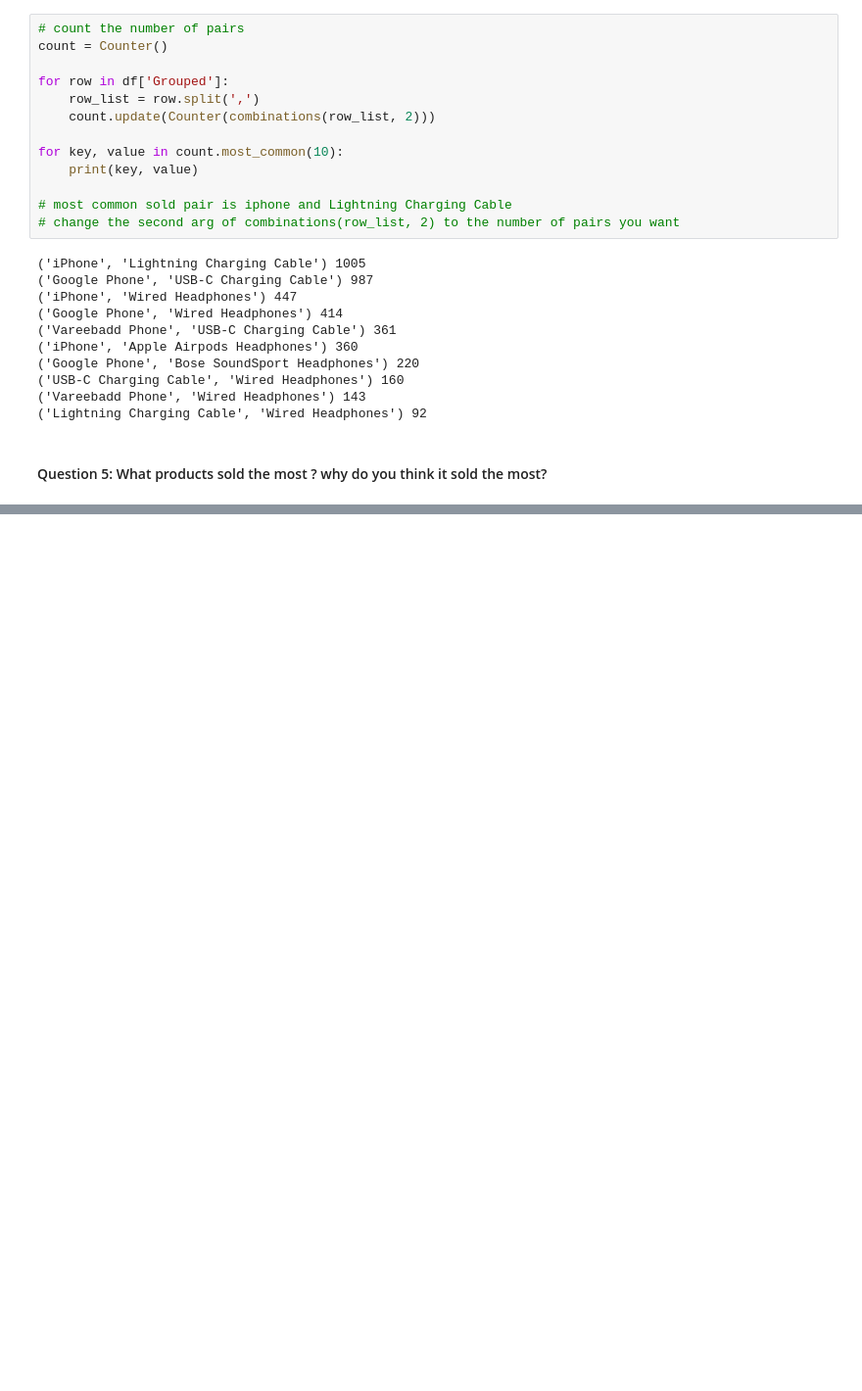
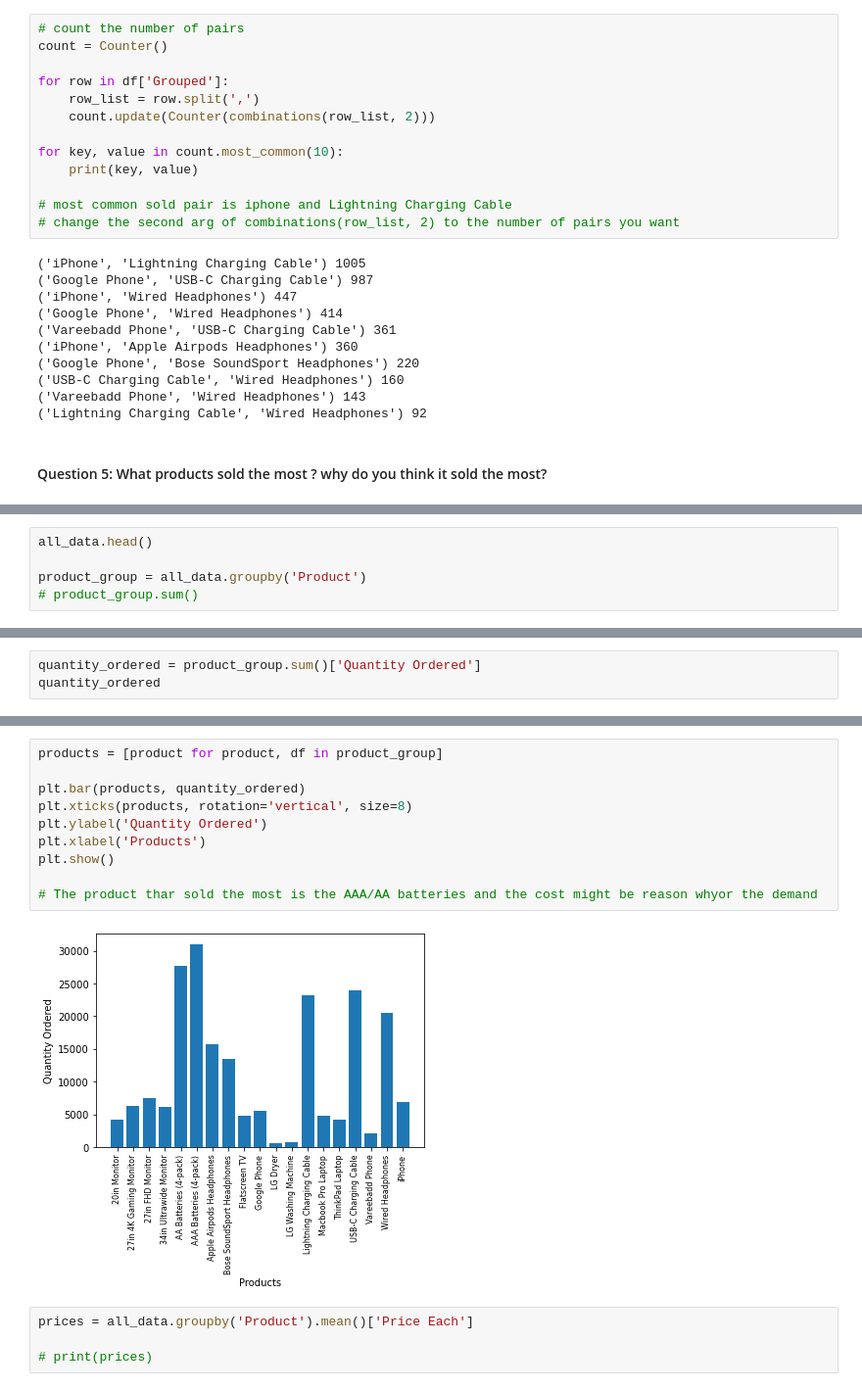
Before and after one commit to lsmucassi/python_venom_attack, a Jupyter notebook: data_science/real_world_exam/SalesAnalysis/Just_analysis.ipynb, the cells around one changed output, grey strips where cells are left out. Shown: that part at 98% size. Cells and saved outputs as stored; diff of their text form; blank space fills up the shorter version.

```diff
--- a/data_science/real_world_exam/SalesAnalysis/Just_analysis.ipynb
+++ b/data_science/real_world_exam/SalesAnalysis/Just_analysis.ipynb
@@ -289,0 +281,5 @@ all_data.head()
+# %%
+all_data.head()
+
+product_group = all_data.groupby('Product')
+# product_group.sum()
@@ -289,0 +305,3 @@ all_data.head()
+# %%
+quantity_ordered = product_group.sum()['Quantity Ordered']
+quantity_ordered
@@ -289,0 +326,16 @@ all_data.head()
+# %%
+products = [product for product, df in product_group]
+
+plt.bar(products, quantity_ordered)
+plt.xticks(products, rotation='vertical', size=8)
+plt.ylabel('Quantity Ordered')
+plt.xlabel('Products')
+plt.show()
+
+# The product thar sold the most is the AAA/AA batteries and the cost might be reason whyor the demand
+# %% [output]
+[figure, added]
+# %%
+prices = all_data.groupby('Product').mean()['Price Each']
+
+# print(prices)
```
Also changed, not shown: parts of 4 cells of this notebook.
